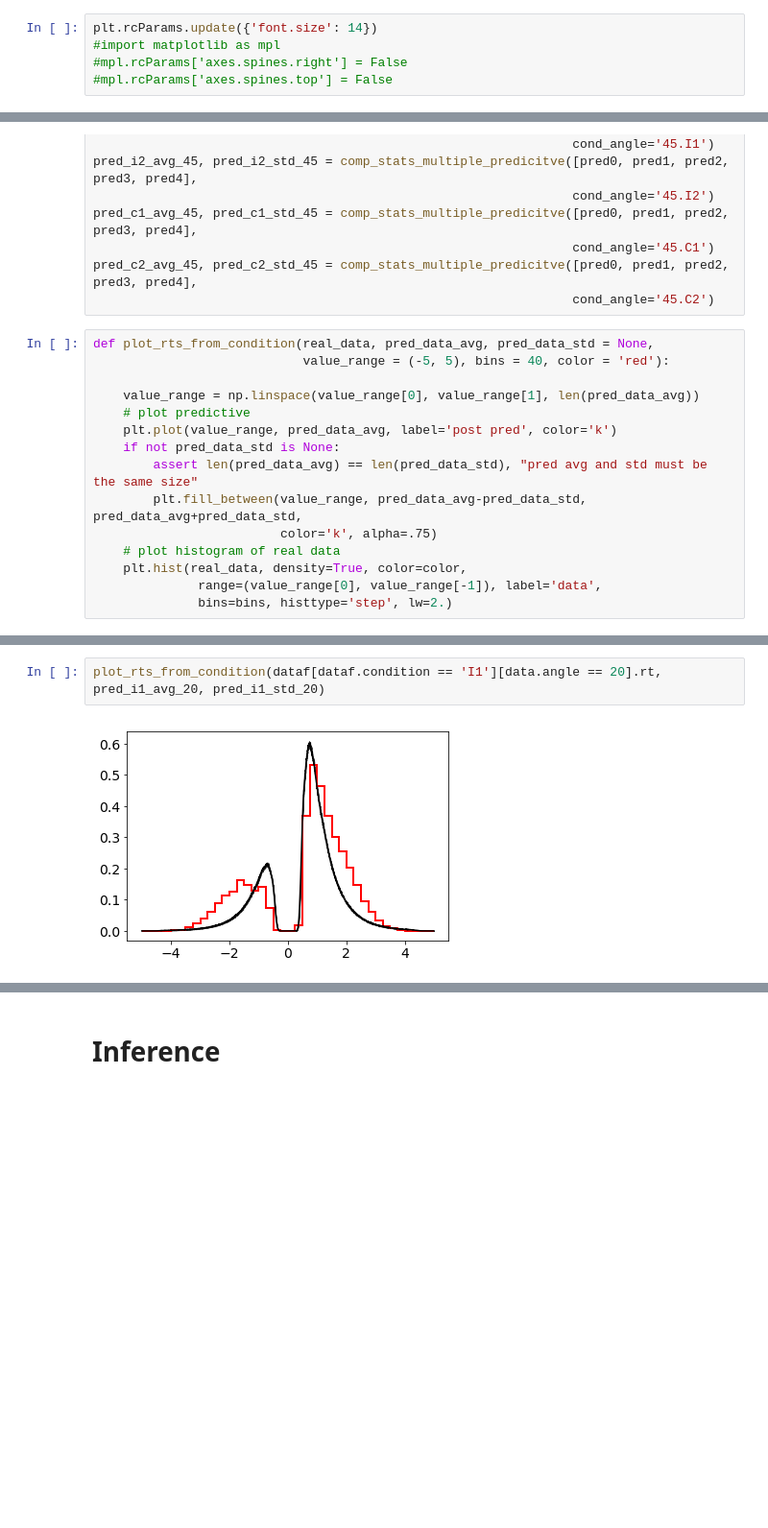
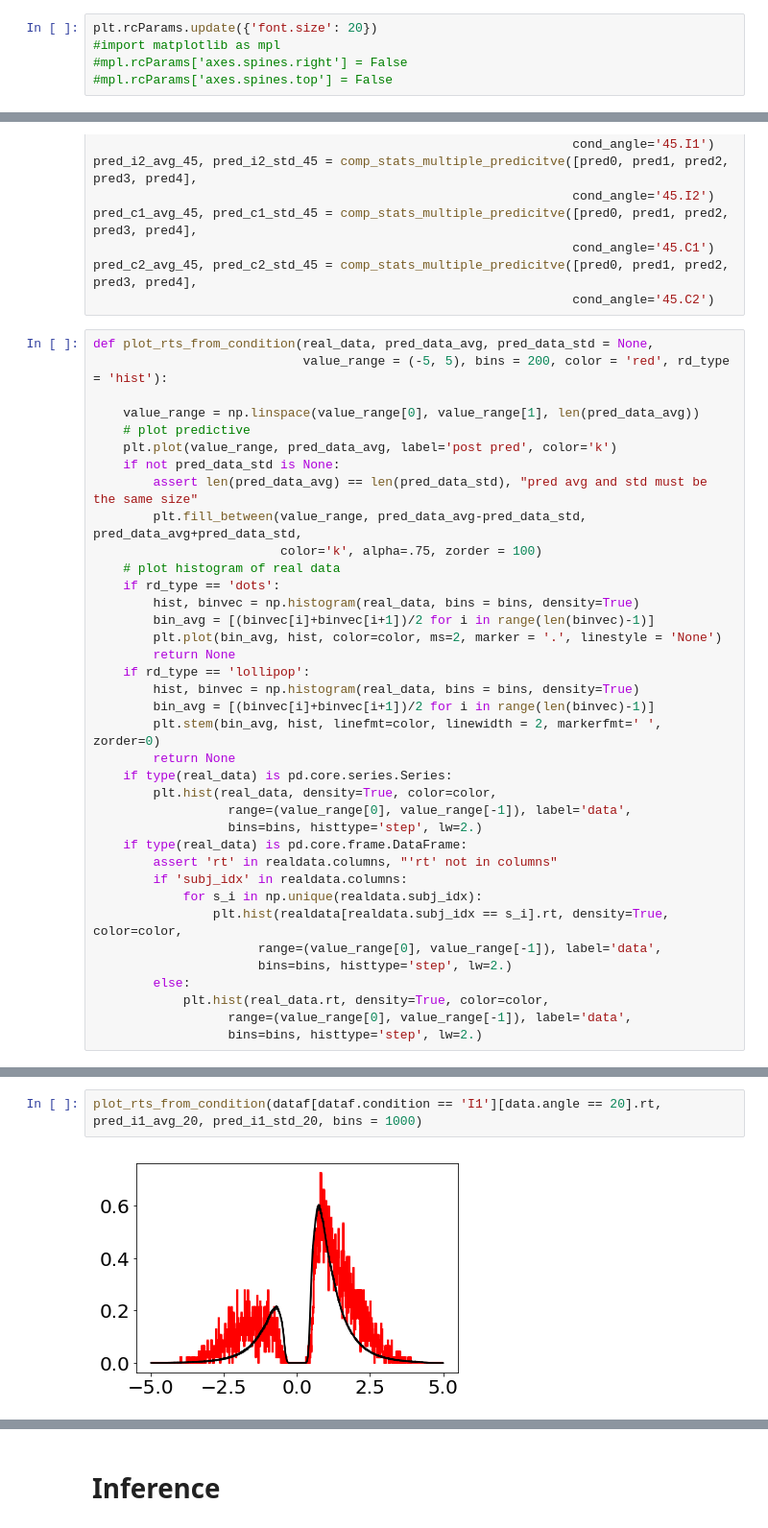
Before and after one commit to dokato/2drdk, a Jupyter notebook: hddm_analysis.ipynb, the cells around one changed output, grey strips where cells are left out. Shown at 96% size. Drawn from its saved outputs; the diff is of its cells as text; blank space fills up the shorter version.

```diff
--- a/hddm_analysis.ipynb
+++ b/hddm_analysis.ipynb
@@ -11,7 +11,7 @@ import hddm
 
 from patsy import dmatrix
 # %%
-plt.rcParams.update({'font.size': 14})
+plt.rcParams.update({'font.size': 20})
 #import matplotlib as mpl
 #mpl.rcParams['axes.spines.right'] = False
 #mpl.rcParams['axes.spines.top'] = False
@@ -387,7 +393,7 @@ pred_c2_avg_45, pred_c2_std_45 = comp_stats_multiple_predicitve([pred0, pred1, p
                                                                 cond_angle='45.C2')
 # %%
 def plot_rts_from_condition(real_data, pred_data_avg, pred_data_std = None,
-                            value_range = (-5, 5), bins = 40, color = 'red'):
+                            value_range = (-5, 5), bins = 200, color = 'red', rd_type = 'hist'):
 
     value_range = np.linspace(value_range[0], value_range[1], len(pred_data_avg))
     # plot predictive
@@ -395,8 +401,30 @@ def plot_rts_from_condition(real_data, pred_data_avg, pred_data_std = None,
     if not pred_data_std is None:
         assert len(pred_data_avg) == len(pred_data_std), "pred avg and std must be the same size"
         plt.fill_between(value_range, pred_data_avg-pred_data_std, pred_data_avg+pred_data_std,
-                         color='k', alpha=.75)
+                         color='k', alpha=.75, zorder = 100)
     # plot histogram of real data
-    plt.hist(real_data, density=True, color=color,
-              range=(value_range[0], value_range[-1]), label='data',
-              bins=bins, histtype='step', lw=2.)
+    if rd_type == 'dots':
+        hist, binvec = np.histogram(real_data, bins = bins, density=True)
+        bin_avg = [(binvec[i]+binvec[i+1])/2 for i in range(len(binvec)-1)]
+        plt.plot(bin_avg, hist, color=color, ms=2, marker = '.', linestyle = 'None')
+        return None
+    if rd_type == 'lollipop':
+        hist, binvec = np.histogram(real_data, bins = bins, density=True)
+        bin_avg = [(binvec[i]+binvec[i+1])/2 for i in range(len(binvec)-1)]
+        plt.stem(bin_avg, hist, linefmt=color, linewidth = 2, markerfmt=' ', zorder=0)
+        return None
+    if type(real_data) is pd.core.series.Series:
+        plt.hist(real_data, density=True, color=color,
+                  range=(value_range[0], value_range[-1]), label='data',
+                  bins=bins, histtype='step', lw=2.)
+    if type(real_data) is pd.core.frame.DataFrame:
+        assert 'rt' in realdata.columns, "'rt' not in columns"
+        if 'subj_idx' in realdata.columns:
+            for s_i in np.unique(realdata.subj_idx):
+                plt.hist(realdata[realdata.subj_idx == s_i].rt, density=True, color=color,
+                      range=(value_range[0], value_range[-1]), label='data',
+                      bins=bins, histtype='step', lw=2.)
+        else:
+            plt.hist(real_data.rt, density=True, color=color,
+                  range=(value_range[0], value_range[-1]), label='data',
+                  bins=bins, histtype='step', lw=2.)
@@ -403,7 +435,7 @@ def plot_rts_from_condition(real_data, pred_data_avg, pred_data_std = None,
 # %%
-plot_rts_from_condition(dataf[dataf.condition == 'I1'][data.angle == 20].rt, pred_i1_avg_20, pred_i1_std_20)
+plot_rts_from_condition(dataf[dataf.condition == 'I1'][data.angle == 20].rt, pred_i1_avg_20, pred_i1_std_20, bins = 1000)
 # %% [output]
-[figure, old version]
+[figure, new version]
 # %%
 fig = plt.figure(figsize=(15, 8))
 fig.subplots_adjust(left=0.1, right=0.9, hspace = 0.15)
```
Also changed, not shown: parts of 11 cells of this notebook, 5 other files.
